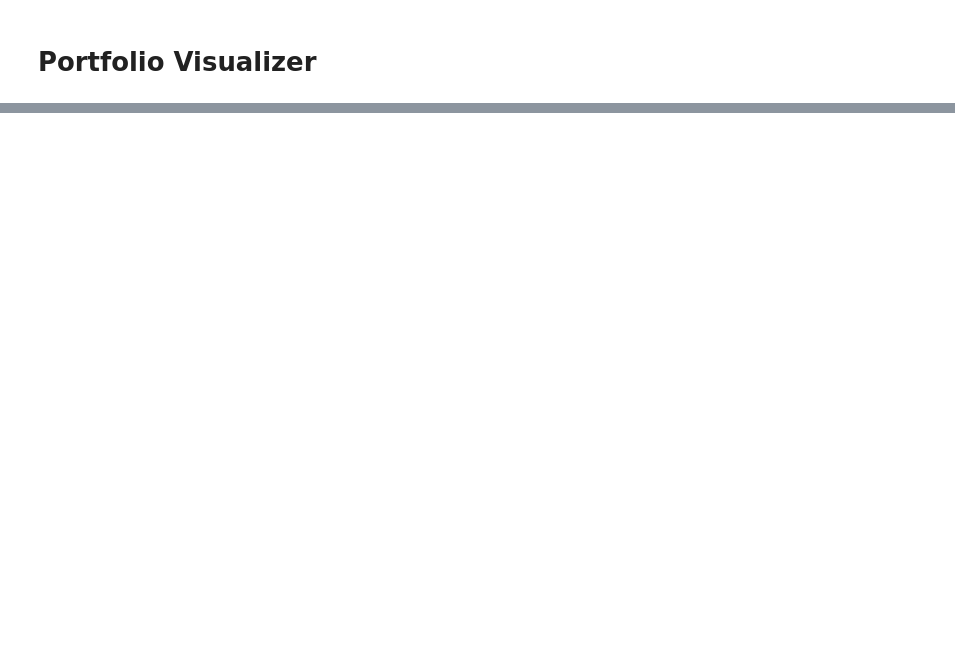
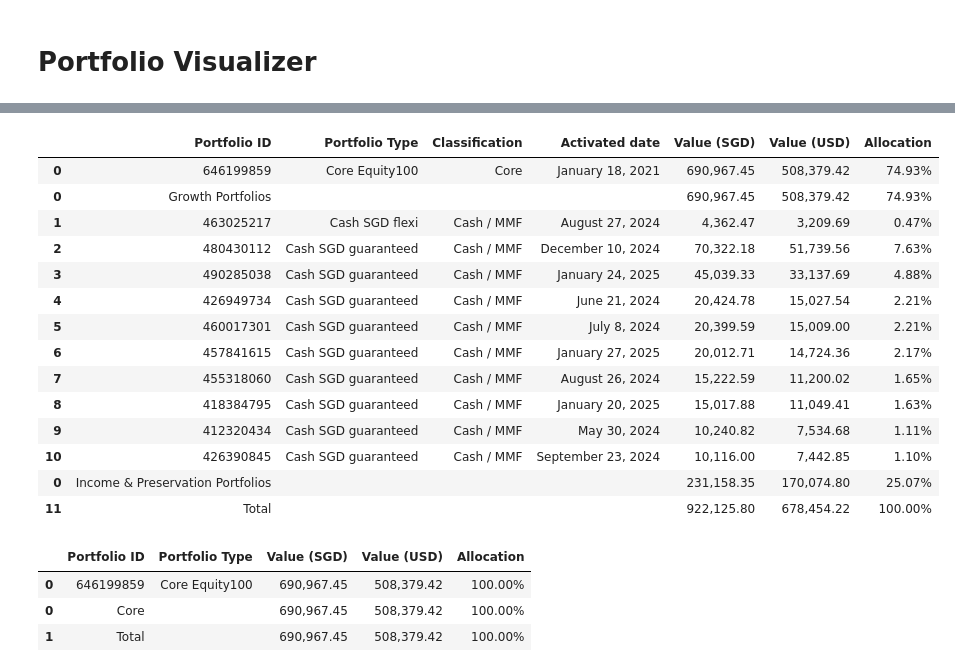
Before and after one commit to weijieleong/Portfolio-Visualizer, a Jupyter notebook: Portfolio_Visualizer_colab_V1.ipynb, the cells around one changed output, grey strips where cells are left out. Cells and saved outputs as stored; diff of their text form; code cells hidden in the pictures; blank space fills up the shorter version.

```diff
--- a/Portfolio_Visualizer_colab_V1.ipynb
+++ b/Portfolio_Visualizer_colab_V1.ipynb
@@ -1036,26 +1027,27 @@ df_client_portfolios = df_client_portfolios.sort_values(by='nav_in_sgd', ascendi
 df_client_portfolios_to_show = df_client_portfolios[df_client_portfolios['status'] == 'ACTIVE']
 
 # Select and format columns
-cols_to_show_all = ['portfolio_id', 'type', 'activated_date_sgt', 'currency', 'nav_in_sgd', 'nav_in_usd', 'dividend_balance', 'maturity_period', 'fd_created_at_rate']
-client_port_rename_cols_all = ['Portfolio ID', 'Portfolio Type', 'Activated date', 'Currency', 'NAV (SGD)', 'NAV (USD)', 'Dividend (SGD)','Maturity period', 'Guaranteed rate']
+cols_to_show_all = ['portfolio_id', 'type', 'activated_date_sgt', 'nav_in_sgd', 'nav_in_usd', 'dividend_balance', 'dividend_option', 'maturity_period', 'fd_created_at_rate']
+client_port_rename_cols_all = ['Portfolio ID', 'Portfolio Type', 'Activated date', 'Value (SGD)', 'Value (USD)', 'Dividend (SGD)', 'Dividend Option','Maturity period', 'Guaranteed rate']
 df_client_portfolios_to_show_all = df_client_portfolios_to_show[cols_to_show_all]
 df_client_portfolios_to_show_all.columns = client_port_rename_cols_all
+df_client_portfolios_to_show_all = df_client_portfolios_to_show_all.merge(syfe_port_mapping, left_on='Portfolio Type', right_on='MB_port_name', how='left')
 
 # Portfolio summary
 all_portfolios_summary = df_client_portfolios_to_show_all.copy()
 # all_portfolios_summary['Portfolio Classification'] = all_portfolios_summary['Portfolio Type'].apply(lambda x: 'Growth' if x in mb_port_names_growth else
 #                                                                                                     'Income & Preservation' if x in mb_port_names_income_preservation else '')
 
-all_portfolios_summary = all_portfolios_summary.merge(syfe_port_mapping, left_on='Portfolio Type', right_on='MB_port_name', how='left')
+# all_portfolios_summary = all_portfolios_summary.merge(syfe_port_mapping, left_on='Portfolio Type', right_on='MB_port_name', how='left')
 
 
-all_portfolios_summary['Allocation'] = all_portfolios_summary['NAV (SGD)'] / all_portfolios_summary['NAV (SGD)'].sum()
+all_portfolios_summary['Allocation'] = all_portfolios_summary['Value (SGD)'] / all_portfolios_summary['Value (SGD)'].sum()
 
-total_row_all = pd.DataFrame({col: [all_portfolios_summary[col].sum() if col in ['NAV (SGD)', 'NAV (USD)', 'Invested Amount', 'P&L since inception', 'Dividend ($)', 'Allocation'] else '']
+total_row_all = pd.DataFrame({col: [all_portfolios_summary[col].sum() if col in ['Value (SGD)', 'Value (USD)', 'Invested Amount', 'P&L since inception', 'Dividend ($)', 'Allocation'] else '']
                           for col in all_portfolios_summary.columns}, index=['Total'])
 total_row_all.iloc[0, 0] = 'Total'
 
-all_portfolios_summary[['NAV (SGD)', 'NAV (USD)']] = round(all_portfolios_summary[['NAV (SGD)', 'NAV (USD)']], 2)
+all_portfolios_summary[['Value (SGD)', 'Value (USD)']] = round(all_portfolios_summary[['Value (SGD)', 'Value (USD)']], 2)
 
 growth_subtotal = all_portfolios_summary[all_portfolios_summary['Portfolio Type'].isin(mb_port_names_growth)].sum(numeric_only=True)
 growth_subtotal['Portfolio ID'] = 'Growth Portfolios'
@@ -1066,7 +1058,7 @@ income_pres_subtotal['Portfolio ID'] = 'Income & Preservation Portfolios'
 
 # Concatenate subtotals and original DataFrame
 # all_portfolios_summary = pd.concat([all_portfolios_summary, pd.DataFrame([growth_subtotal, income_pres_subtotal])]).sort_values(by=['Portfolio Classification'])
-if total_row_all['NAV (SGD)'].values[0] > 0:  # Check if NAV (SGD) is greater than 0
+if total_row_all['Value (SGD)'].values[0] > 0:  # Check if NAV (SGD) is greater than 0
     all_portfolios_summary_final = pd.concat([all_portfolios_summary, total_row_all])
 
 all_portfolios_summary_final['Portfolio Type'] = pd.Categorical(
@@ -1083,7 +1075,7 @@ income_pres_rows = all_portfolios_summary_final[all_portfolios_summary_final['L1
 other_rows = all_portfolios_summary_final[~all_portfolios_summary_final['L1_classification'].isin(['Growth', 'Income & Preservation'])]
 
 all_portfolios_summary_final = pd.concat([growth_rows, growth_subtotal.to_frame().T, income_pres_rows, income_pres_subtotal.to_frame().T, other_rows])
-all_portfolios_summary_final[['NAV (SGD)', 'NAV (USD)']] = all_portfolios_summary_final[['NAV (SGD)', 'NAV (USD)']].applymap(lambda x: "{:,.2f}".format(x) if isinstance(x, (int, float)) else x)
+all_portfolios_summary_final[['Value (SGD)', 'Value (USD)']] = all_portfolios_summary_final[['Value (SGD)', 'Value (USD)']].applymap(lambda x: "{:,.2f}".format(x) if isinstance(x, (int, float)) else x)
 all_portfolios_summary_final['Allocation'] = (all_portfolios_summary_final['Allocation'] * 100).map('{:.2f}%'.format)
 
 for col in all_portfolios_summary_final.columns:
@@ -1100,8 +1092,26 @@ for col in all_portfolios_summary_final.columns:
         all_portfolios_summary_final[col] = all_portfolios_summary_final[col].fillna(0)
 
 
-all_portfolios_summary_final = all_portfolios_summary_final[['Portfolio ID', 'internal_port_name', 'Activated date', 'Currency', 'NAV (SGD)', 'NAV (USD)', 'Allocation']]
-all_portfolios_summary_final.rename(columns={'internal_port_name': 'Portfolio Type'}, inplace=True)
+all_portfolios_summary_final = all_portfolios_summary_final[['Portfolio ID', 'internal_port_name', 'L2_classification', 'Activated date', 'Value (SGD)', 'Value (USD)', 'Allocation']]
+all_portfolios_summary_final.rename(columns={'internal_port_name': 'Portfolio Type', 'L2_classification':'Classification'}, inplace=True)
+# %%
+all_portfolios_summary_final
+# %% [output]
+|  | Portfolio ID | Portfolio Type | Classification | Activated date | Value (SGD) | Value (USD) | Allocation |
+| 0 | 646199859 | Core Equity100 | Core | January 18, 2021 | 690,967.45 | 508,379.42 | 74.93% |
+| 0 | Growth Portfolios |  |  |  | 690,967.45 | 508,379.42 | 74.93% |
+| 1 | 463025217 | Cash SGD flexi | Cash / MMF | August 27, 2024 | 4,362.47 | 3,209.69 | 0.47% |
+| 2 | 480430112 | Cash SGD guaranteed | Cash / MMF | December 10, 2024 | 70,322.18 | 51,739.56 | 7.63% |
+| 3 | 490285038 | Cash SGD guaranteed | Cash / MMF | January 24, 2025 | 45,039.33 | 33,137.69 | 4.88% |
+| 4 | 426949734 | Cash SGD guaranteed | Cash / MMF | June 21, 2024 | 20,424.78 | 15,027.54 | 2.21% |
+| 5 | 460017301 | Cash SGD guaranteed | Cash / MMF | July 8, 2024 | 20,399.59 | 15,009.00 | 2.21% |
+| 6 | 457841615 | Cash SGD guaranteed | Cash / MMF | January 27, 2025 | 20,012.71 | 14,724.36 | 2.17% |
+| 7 | 455318060 | Cash SGD guaranteed | Cash / MMF | August 26, 2024 | 15,222.59 | 11,200.02 | 1.65% |
+| 8 | 418384795 | Cash SGD guaranteed | Cash / MMF | January 20, 2025 | 15,017.88 | 11,049.41 | 1.63% |
+| 9 | 412320434 | Cash SGD guaranteed | Cash / MMF | May 30, 2024 | 10,240.82 | 7,534.68 | 1.11% |
+| 10 | 426390845 | Cash SGD guaranteed | Cash / MMF | September 23, 2024 | 10,116.00 | 7,442.85 | 1.10% |
+| 0 | Income & Preservation Portfolios |  |  |  | 231,158.35 | 170,074.80 | 25.07% |
+| 11 | Total |  |  |  | 922,125.80 | 678,454.22 | 100.00% |
 # %%
 # @title Growth portfolio table
 #########################################################################################################################################################################
@@ -1155,4 +1182,11 @@ growth_portfolios = growth_portfolios[['Portfolio ID', 'internal_port_name',  'C
 growth_portfolios.rename(columns={'internal_port_name': 'Portfolio Type'}, inplace=True)
+# %%
+growth_portfolios
+# %% [output]
+|  | Portfolio ID | Portfolio Type | Value (SGD) | Value (USD) | Allocation |
+| 0 | 646199859 | Core Equity100 | 690,967.45 | 508,379.42 | 100.00% |
+| 0 | Core |  | 690,967.45 | 508,379.42 | 100.00% |
+| 1 | Total |  | 690,967.45 | 508,379.42 | 100.00% |
 # %%
 # @title Income & Preservation portfolio table
 #########################################################################################################################################################################
```
Also changed, not shown: parts of 13 cells of this notebook.
